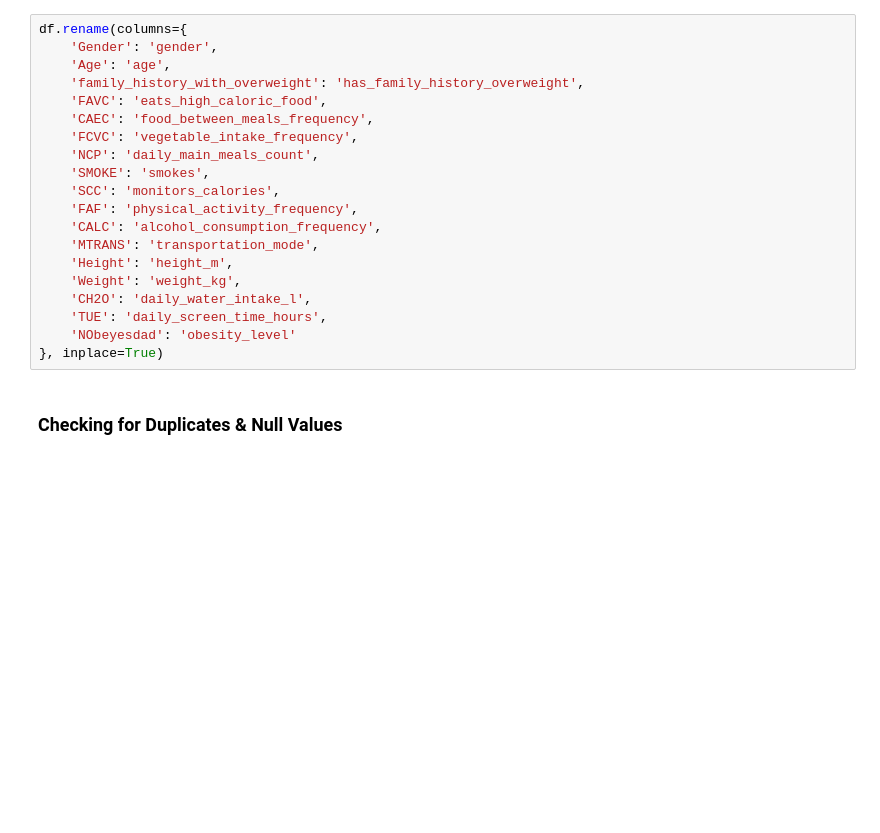
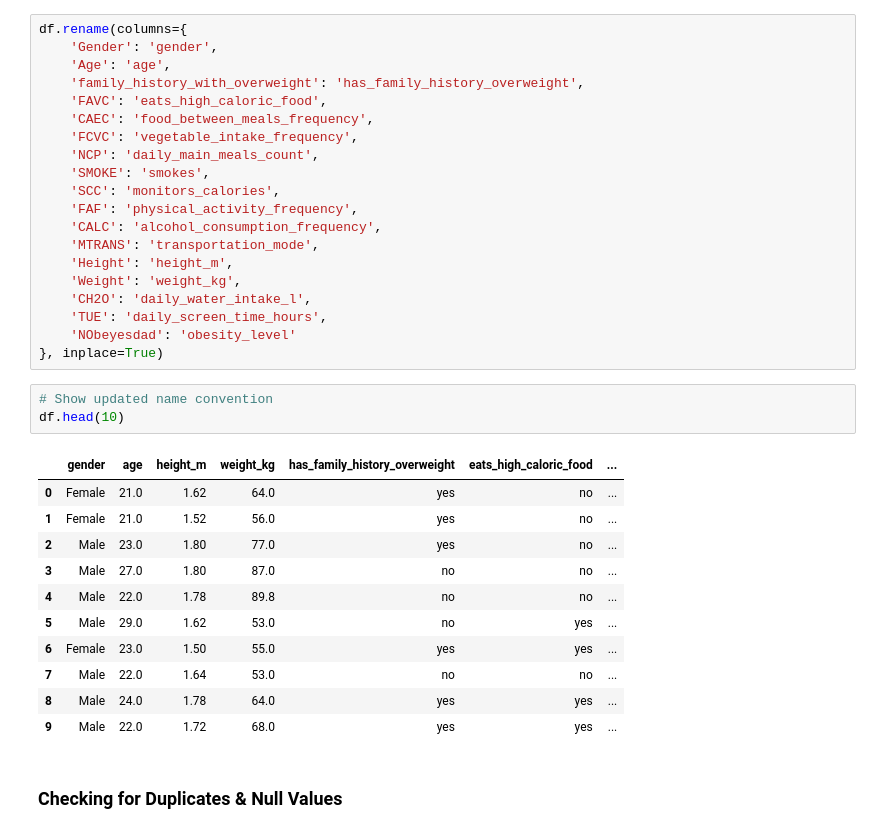
Before and after one commit to Juan-Carlos-D/ML-Team, a Jupyter notebook: Lab Three/Rough Drafts/Section 4/Section 4.ipynb, the cells around one changed output. Saved outputs shown, nothing was run; the diff lists cells and outputs as text; blank space fills up the shorter version.

```diff
--- a/Lab Three/Rough Drafts/Section 4/Section 4.ipynb
+++ b/Lab Three/Rough Drafts/Section 4/Section 4.ipynb
@@ -179,6 +176,21 @@ df.rename(columns={
     'TUE': 'daily_screen_time_hours',
     'NObeyesdad': 'obesity_level'
 }, inplace=True)
+# %%
+# Show updated name convention
+df.head(10)
+# %% [output]
+|  | gender | age | height_m | weight_kg | has_family_history_overweight | eats_high_caloric_food | ... |
+| 0 | Female | 21.0 | 1.62 | 64.0 | yes | no | ... |
+| 1 | Female | 21.0 | 1.52 | 56.0 | yes | no | ... |
+| 2 | Male | 23.0 | 1.80 | 77.0 | yes | no | ... |
+| 3 | Male | 27.0 | 1.80 | 87.0 | no | no | ... |
+| 4 | Male | 22.0 | 1.78 | 89.8 | no | no | ... |
+| 5 | Male | 29.0 | 1.62 | 53.0 | no | yes | ... |
+| 6 | Female | 23.0 | 1.50 | 55.0 | yes | yes | ... |
+| 7 | Male | 22.0 | 1.64 | 53.0 | no | no | ... |
+| 8 | Male | 24.0 | 1.78 | 64.0 | yes | yes | ... |
+| 9 | Male | 22.0 | 1.72 | 68.0 | yes | yes | ... |
 # %% [markdown]
 ### Checking for Duplicates & Null Values
 # %%
```
Also changed, not shown: parts of 27 cells of this notebook.
